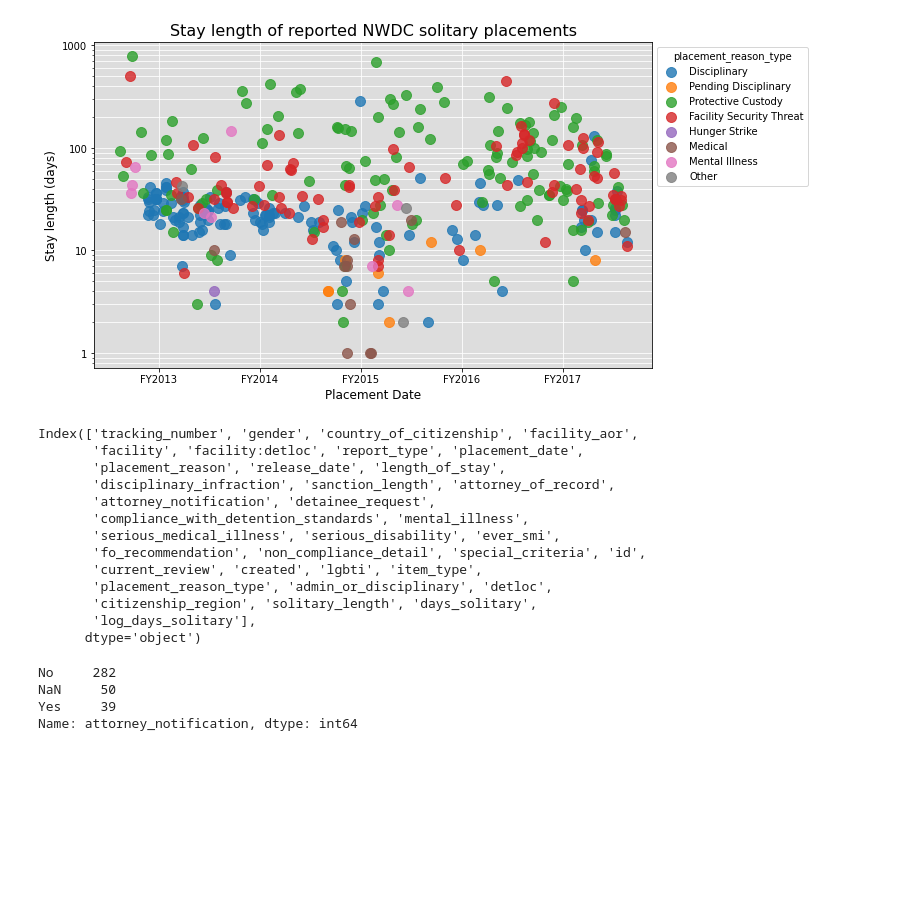
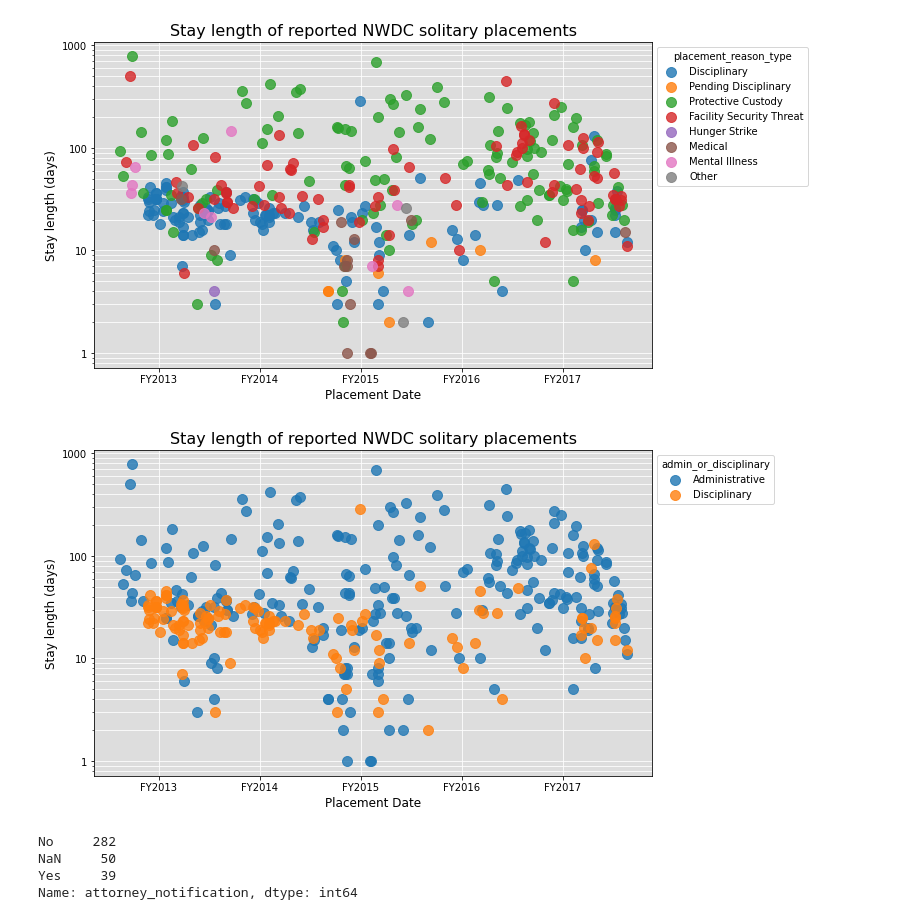
Before and after one commit to UWCHR/nwdc-seg, a Jupyter notebook: analyze/note/NWDC-analyze.ipynb, the cells around one changed output. Drawn from its saved outputs; the diff is of its cells as text; code cells hidden in the pictures; blank space fills up the shorter version.

```diff
--- a/analyze/note/NWDC-analyze.ipynb
+++ b/analyze/note/NWDC-analyze.ipynb
@@ -559,22 +559,47 @@ plt.close(fig=fig)
 del fig, ax
 # %% [output]
 [figure]
-# %%
-df.columns
-# %% [output]
-Index(['tracking_number', 'gender', 'country_of_citizenship', 'facility_aor',
-       'facility', 'facility:detloc', 'report_type', 'placement_date',
-       'placement_reason', 'release_date', 'length_of_stay',
-       'disciplinary_infraction', 'sanction_length', 'attorney_of_record',
-       'attorney_notification', 'detainee_request',
-       'compliance_with_detention_standards', 'mental_illness',
-       'serious_medical_illness', 'serious_disability', 'ever_smi',
-       'fo_recommendation', 'non_compliance_detail', 'special_criteria', 'id',
-       'current_review', 'created', 'lgbti', 'item_type',
-       'placement_reason_type', 'admin_or_disciplinary', 'detloc',
-       'citizenship_region', 'solitary_length', 'days_solitary',
-       'log_days_solitary'],
-      dtype='object')
+# %%
+fig = plt.figure(figsize=(10,6))
+ax = fig.add_subplot(111)
+ax.set_facecolor('#DDDDDD')
+ax.set_axisbelow(True)
+ax.yaxis.grid(color='#FFFFFF', which='both')
+ax.xaxis.grid(color='#FFFFFF')
+
+to_plot = 'admin_or_disciplinary'
+values = df[to_plot].unique()
+
+for v in values:
+    data = df[df[to_plot] == v]
+    x=data.loc[:, 'placement_date'].astype(int)
+    y=data.loc[:,'days_solitary']
+    plt.scatter(x, y, s=100, alpha=.8)
+
+plt.xticks(pd.date_range(start='2013-01-01', end='2018-01-01', freq='AS-OCT').astype(int))
+xticks = ax.get_xticks()
+xticks_dates = [str(f'FY{pd.to_datetime(x).year}') for x in xticks]
+ax.set_xticklabels(xticks_dates)
+plt.xlabel('Placement Date', fontsize=12)
+
+plt.yscale('log')
+plt.ylabel('Stay length (days)', fontsize=12)
+ax.yaxis.set_major_formatter(mtick.ScalarFormatter())
+# yticks = ax.get_yticks()
+# yticks = np.append(yticks, np.array([14, 30]))
+# ax.set_yticklabels(yticks)
+
+plt.legend(values, title=to_plot, loc='upper left', bbox_to_anchor=(1, 1))
+
+# ax.axhline(14, color='#000000', linestyle='dashed')
+# ax.axhline(30, color='#000000', linestyle='dashed')
+
+plt.title('Stay length of reported NWDC solitary placements', fontsize=16)
+plt.show()
+plt.close(fig=fig)
+del fig, ax
+# %% [output]
+[figure, added]
 # %%
 df['attorney_notification'].value_counts(dropna=False)
 # %% [output]
```
Also changed, not shown: parts of 13 cells of this notebook.
